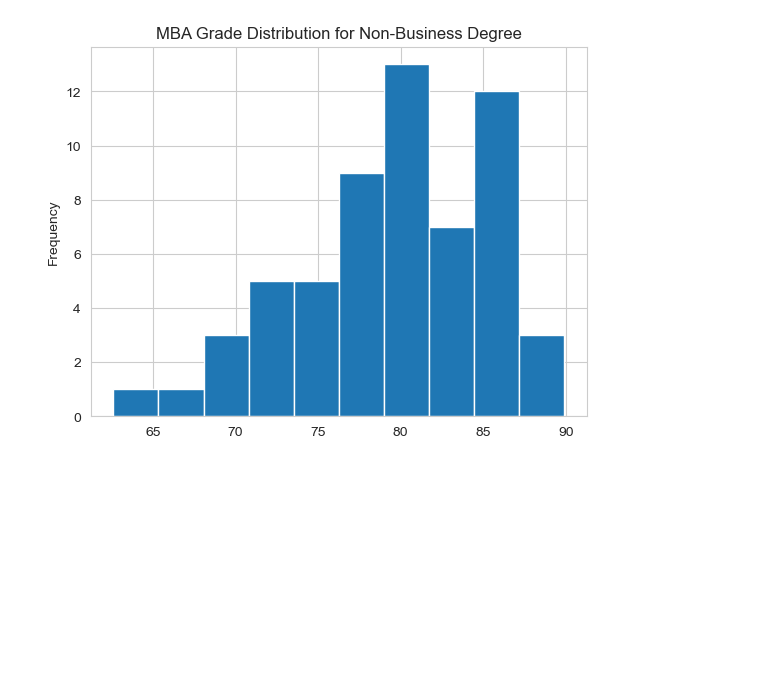
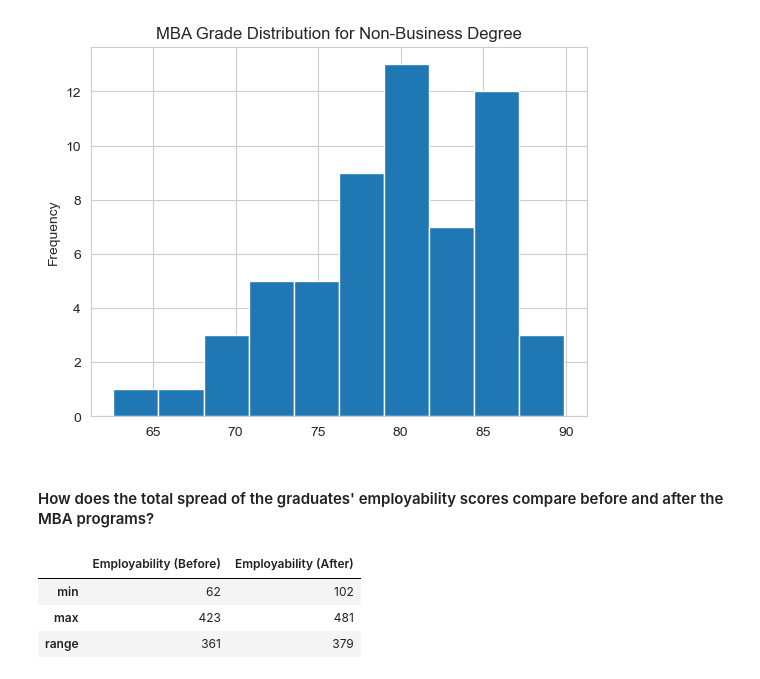
Before and after one commit to MeetPatel89/recruitment_analysis, a Jupyter notebook: notebook.ipynb, the cells around one changed output. Drawn from its saved outputs; the diff is of its cells as text; code cells hidden in the pictures; blank space fills up the shorter version.

Commit message:
get the total spread of the graduates' employability scores compare before and after the MBA programs

```diff
--- a/notebook.ipynb
+++ b/notebook.ipynb
@@ -274,3 +274,17 @@ student_grades.loc[student_grades["Undergrad_Degree_Derive"] == "Non-Business",
 # %% [output]
 <AxesSubplot: title={'center': 'MBA Grade Distribution for Non-Business Degree'}, ylabel='Frequency'>
 [figure]
+# %% [markdown]
+#### How does the total spread of the graduates' employability scores compare before and after the MBA programs?
+# %%
+min_max = student_grades.loc[:, ["Employability (Before)", "Employability (After)"]].agg(["min", "max"])
+range_before = min_max["Employability (Before)"]["max"] - min_max["Employability (Before)"]["min"]
+range_after = min_max["Employability (After)"]["max"] - min_max["Employability (After)"]["min"]
+
+# get min, max and range for Employability (Before) and Employability (After)
+pd.concat([min_max, pd.DataFrame({"Employability (Before)": range_before, "Employability (After)": range_after}, index=["range"])])
+# %% [output]
+|  | Employability (Before) | Employability (After) |
+| min | 62 | 102 |
+| max | 423 | 481 |
+| range | 361 | 379 |
```
Also changed, not shown: 1 other file.
